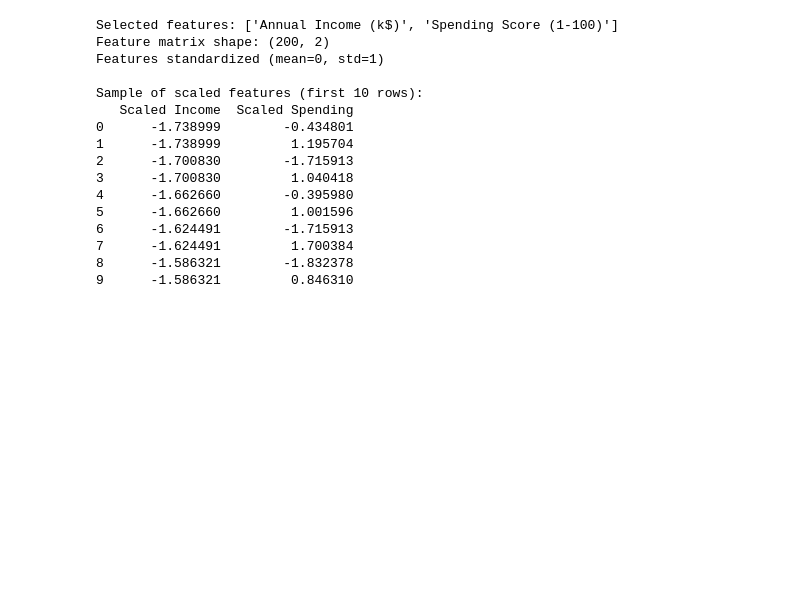
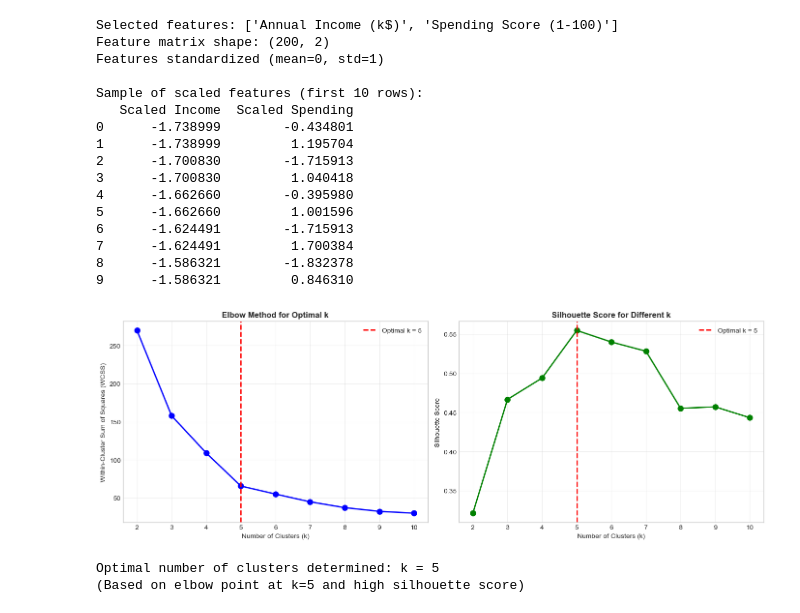
Before and after one commit to Betty2721/Mall-Customer-Segmentation, a Jupyter notebook: notebook/_Mall-Customer-Segmentation.ipynb, the cells around one changed output. Saved outputs shown, nothing was run; the diff lists cells and outputs as text; code cells hidden in the pictures; blank space fills up the shorter version.

Commit message:
Finding the Optimal Number of Clusters

```diff
--- a/notebook/_Mall-Customer-Segmentation.ipynb
+++ b/notebook/_Mall-Customer-Segmentation.ipynb
@@ -148,3 +148,44 @@ Sample of scaled features (first 10 rows):
 7      -1.624491         1.700384
 8      -1.586321        -1.832378
 9      -1.586321         0.846310
+# %%
+# Calculate WCSS and silhouette score for a range of k values
+wcss = []
+silhouette_scores = []
+k_range = range(2, 11)
+
+for k in k_range:
+    kmeans = KMeans(n_clusters=k, init='k-means++', random_state=42, n_init=10)
+    kmeans.fit(X_scaled)
+    wcss.append(kmeans.inertia_)
+    silhouette_scores.append(silhouette_score(X_scaled, kmeans.labels_))
+
+fig, axes = plt.subplots(1, 2, figsize=(14, 5))
+
+axes[0].plot(k_range, wcss, 'bo-', linewidth=2, markersize=8)
+axes[0].axvline(x=5, color='red', linestyle='--', linewidth=2, label='Optimal k = 5')
+axes[0].set_xlabel('Number of Clusters (k)')
+axes[0].set_ylabel('Within-Cluster Sum of Squares (WCSS)')
+axes[0].set_title('Elbow Method for Optimal k', fontweight='bold')
+axes[0].grid(True, alpha=0.3)
+axes[0].legend()
+
+axes[1].plot(k_range, silhouette_scores, 'go-', linewidth=2, markersize=8)
+axes[1].axvline(x=5, color='red', linestyle='--', linewidth=2, label='Optimal k = 5')
+axes[1].set_xlabel('Number of Clusters (k)')
+axes[1].set_ylabel('Silhouette Score')
+axes[1].set_title('Silhouette Score for Different k', fontweight='bold')
+axes[1].grid(True, alpha=0.3)
+axes[1].legend()
+
+plt.tight_layout()
+plt.savefig('optimal_k_determination.png', dpi=300, bbox_inches='tight')
+plt.show()
+
+optimal_k = 5
+print(f"\nOptimal number of clusters determined: k = {optimal_k}")
+print("(Based on elbow point at k=5 and high silhouette score)")
+# %% [output]
+[figure, added]
+Optimal number of clusters determined: k = 5
+(Based on elbow point at k=5 and high silhouette score)
```
Also changed, not shown: 1 other file.
